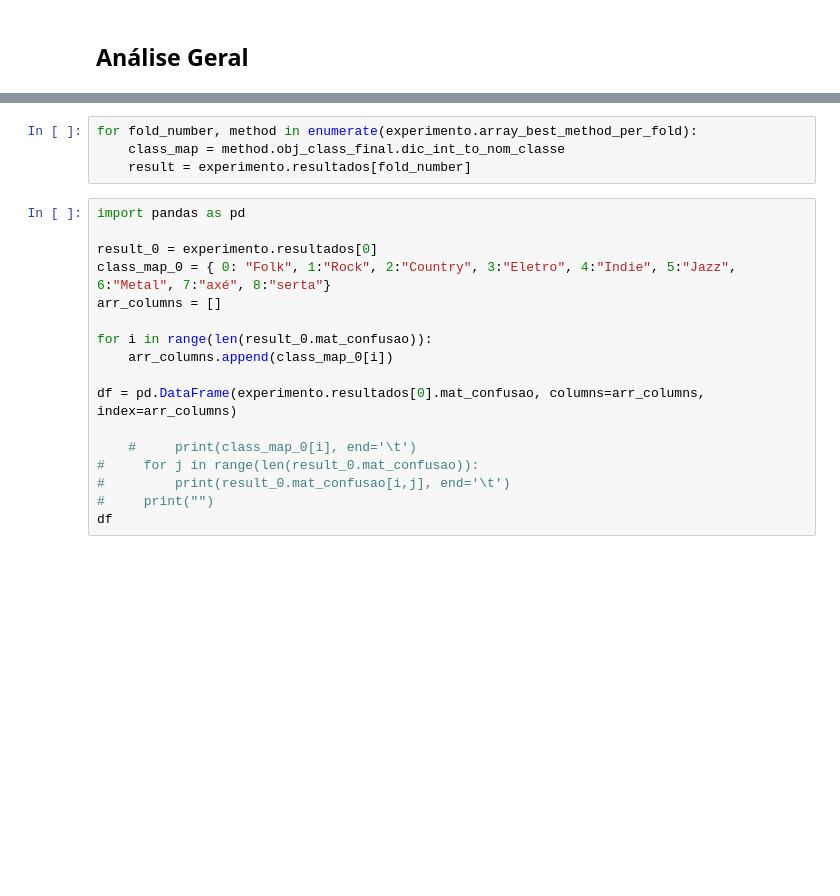
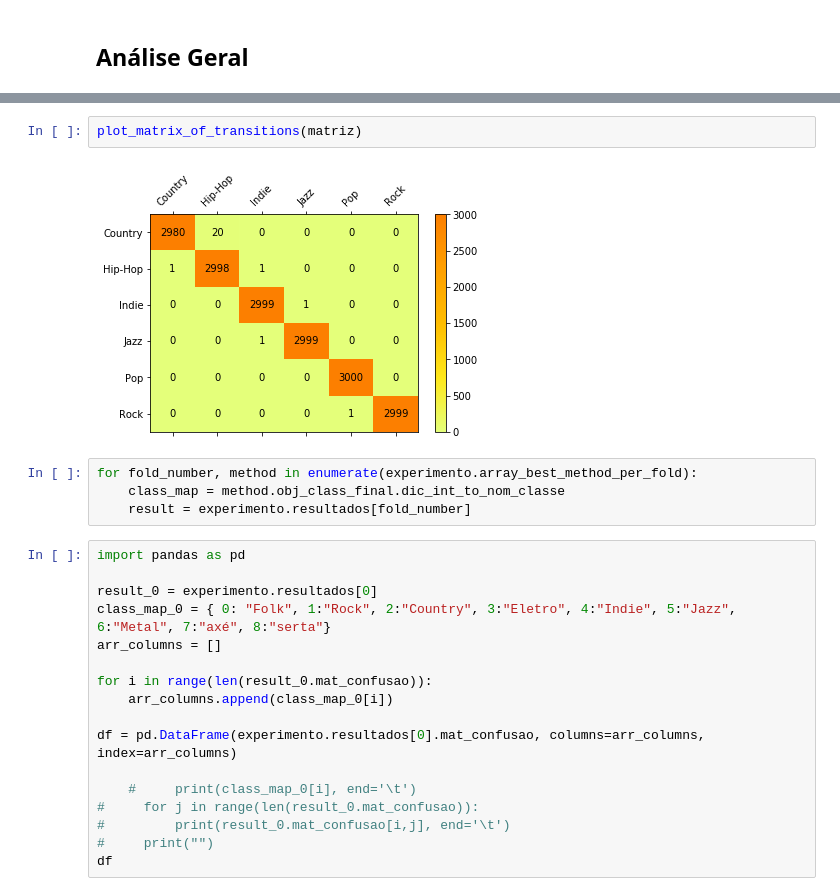
Before and after one commit to bpoliana/ml-metodo-hierarquico, a Jupyter notebook: analise_de_resultados.ipynb, the cells around one changed output, grey strips where cells are left out. Saved outputs shown, nothing was run; the diff lists cells and outputs as text; blank space fills up the shorter version.

```diff
--- a/analise_de_resultados.ipynb
+++ b/analise_de_resultados.ipynb
@@ -66,3 +327,7 @@ MACRO F1: 0.15398128282355814
+# %%
+plot_matrix_of_transitions(matriz)
+# %% [output]
+[figure, added]
 # %%
 for fold_number, method in enumerate(experimento.array_best_method_per_fold):
     class_map = method.obj_class_final.dic_int_to_nom_classe
```
Also changed, not shown: parts of 17 cells of this notebook.
